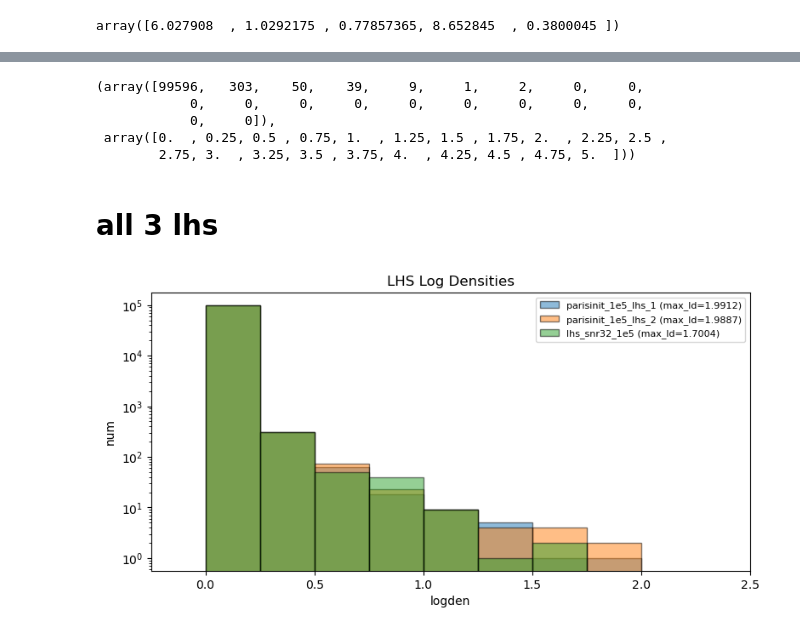
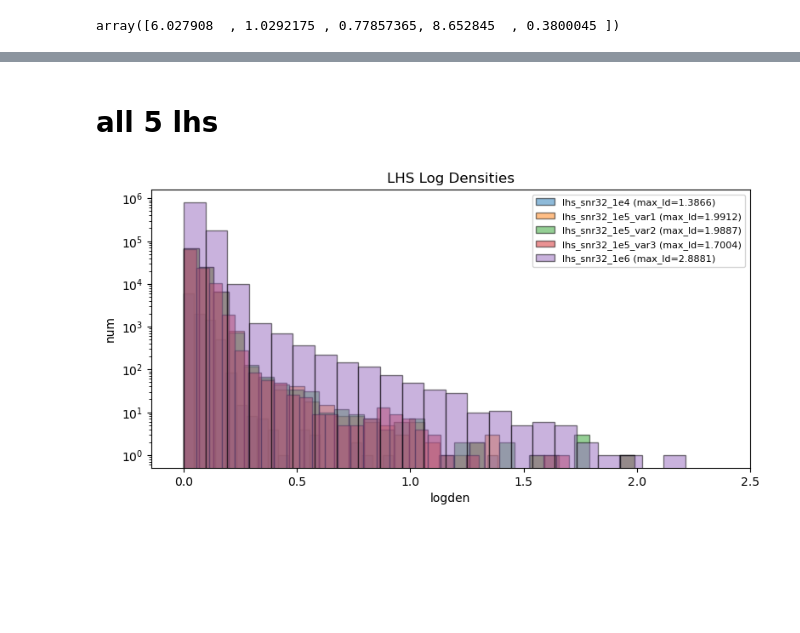
Before and after one commit to verasha/emri_search, a Jupyter notebook: work/search/study/parisinit_lhs.ipynb, the cells around one changed output, grey strips where cells are left out. Drawn from its saved outputs; the diff is of its cells as text; code cells hidden in the pictures; blank space fills up the shorter version.

```diff
--- a/work/search/study/parisinit_lhs.ipynb
+++ b/work/search/study/parisinit_lhs.ipynb
@@ -225,6 +229,23 @@ Done setting up log-likelihood and prior.
 # %%
 # Load LHS best point
 with open('/scratch/e1498138/lhs/lhs_snr32_1e5.pkl', 'rb') as f:
-    _phys_pts, _logden = pickle.load(f)
-lhs_maxld = _phys_pts[np.argmax(_logden)]
+    _phys_pts_1e5, _logden_1e5 = pickle.load(f)
+lhs_1e5 = _phys_pts_1e5[np.argmax(_logden_1e5)]
+
+with open('/scratch/e1498138/lhs/lhs_snr32_1e4.pkl', 'rb') as f:
+    _phys_pts_1e4, _logden_1e4 = pickle.load(f)
+lhs_1e4 = _phys_pts_1e4[np.argmax(_logden_1e4)]
+
+
+with open('/scratch/e1498138/lhs/lhs_snr32_1e6.pkl', 'rb') as f:
+    _phys_pts_1e6, _logden_1e6 = pickle.load(f)
+lhs_1e6 = _phys_pts_1e6[np.argmax(_logden_1e6)]
+
+with open('/nfs/home/svu/e1498138/localgit/FEWNEW/work/search/study/parisinit_1e5_lhs_1.pkl', 'rb') as f:
+    _phys_pts_1e5_1, _logden_1e5_1 = pickle.load(f)
+lhs_1e5_1 = _phys_pts_1e5_1[np.argmax(_logden_1e5_1)]
+
+with open('/nfs/home/svu/e1498138/localgit/FEWNEW/work/search/study/parisinit_1e5_lhs_2.pkl', 'rb') as f:
+    _phys_pts_1e5_2, _logden_1e5_2 = pickle.load(f)
+lhs_1e5_2 = _phys_pts_1e5_2[np.argmax(_logden_1e5_2)]
 # %%
@@ -258,49 +276,31 @@ plt.show()
-# %%
-np.histogram(_logden,
-         bins=[0, 0.25, 0.50, 0.75, 1.00,
-               1.25, 1.50, 1.75,2.00,
-            2.25, 2.50, 2.75,3.00,
-               3.25,3.5, 3.75,4.00,
-               4.25,4.5, 4.75,5.00])
-# %% [output]
-(array([99596,   303,    50,    39,     9,     1,     2,     0,     0,
-            0,     0,     0,     0,     0,     0,     0,     0,     0,
-            0,     0]),
- array([0.  , 0.25, 0.5 , 0.75, 1.  , 1.25, 1.5 , 1.75, 2.  , 2.25, 2.5 ,
-        2.75, 3.  , 3.25, 3.5 , 3.75, 4.  , 4.25, 4.5 , 4.75, 5.  ]))
 # %% [markdown]
-# all 3 lhs
+# all 5 lhs
 # %%
-bins = [0, 0.25, 0.50, 0.75, 1.00, 1.25, 1.50, 1.75, 2.00,
-        2.25, 2.50, 2.75, 3.00, 3.25, 3.50, 3.75, 4.00,
-        4.25, 4.50, 4.75, 5.00]
+# bins = [0, 0.25, 0.50, 0.75, 1.00, 1.25, 1.50, 1.75, 2.00,
+#         2.25, 2.50, 2.75, 3.00, 3.25, 3.50, 3.75, 4.00,
+#         4.25, 4.50, 4.75, 5.00]
 
 datasets = {}
 
-# Study pkl files (raw logden arrays)
-for fname in ['parisinit_1e5_lhs_1.pkl', 'parisinit_1e5_lhs_2.pkl']:
-    with open(f'/nfs/home/svu/e1498138/localgit/FEWNEW/work/search/study/{fname}', 'rb') as f:
-        ld = pickle.load(f)
-    datasets[fname.replace('.pkl', '')] = np.asarray(ld)
-
-# LHS scratch pkl (tuple of phys_pts, logden)
-with open('/scratch/e1498138/lhs/lhs_snr32_1e5.pkl', 'rb') as f:
-    _pts, _ld = pickle.load(f)
-datasets['lhs_snr32_1e5'] = _ld
+datasets['lhs_snr32_1e4'] = _logden_1e4
+datasets['lhs_snr32_1e5_var1'] = _logden_1e5_1
+datasets['lhs_snr32_1e5_var2'] = _logden_1e5_2
+datasets['lhs_snr32_1e5_var3'] = _logden_1e5
+datasets['lhs_snr32_1e6'] = _logden_1e6
 
 fig, ax = plt.subplots(figsize=(8, 4))
 
 for name, ld in datasets.items():
-    ax.hist(ld, bins=bins, edgecolor='black', alpha=0.5, label=f'{name} (max_ld={ld.max():.4f})')
+    ax.hist(ld, bins=30, edgecolor='black', alpha=0.5, label=f'{name} (max_ld={ld.max():.4f})')
 
 ax.set_yscale('log')
 ax.set_xlabel('logden')
 ax.set_ylabel('num')
 ax.legend(fontsize=8)
 plt.xlim(None,2.5)
 plt.tight_layout()
 plt.title('LHS Log Densities')
 # plt.savefig('logden_histograms.png', dpi=150)
 plt.show()
 # %% [output]
-[figure, old version]
+[figure, new version]
```
Also changed, not shown: parts of 10 cells of this notebook, 49 other files.
